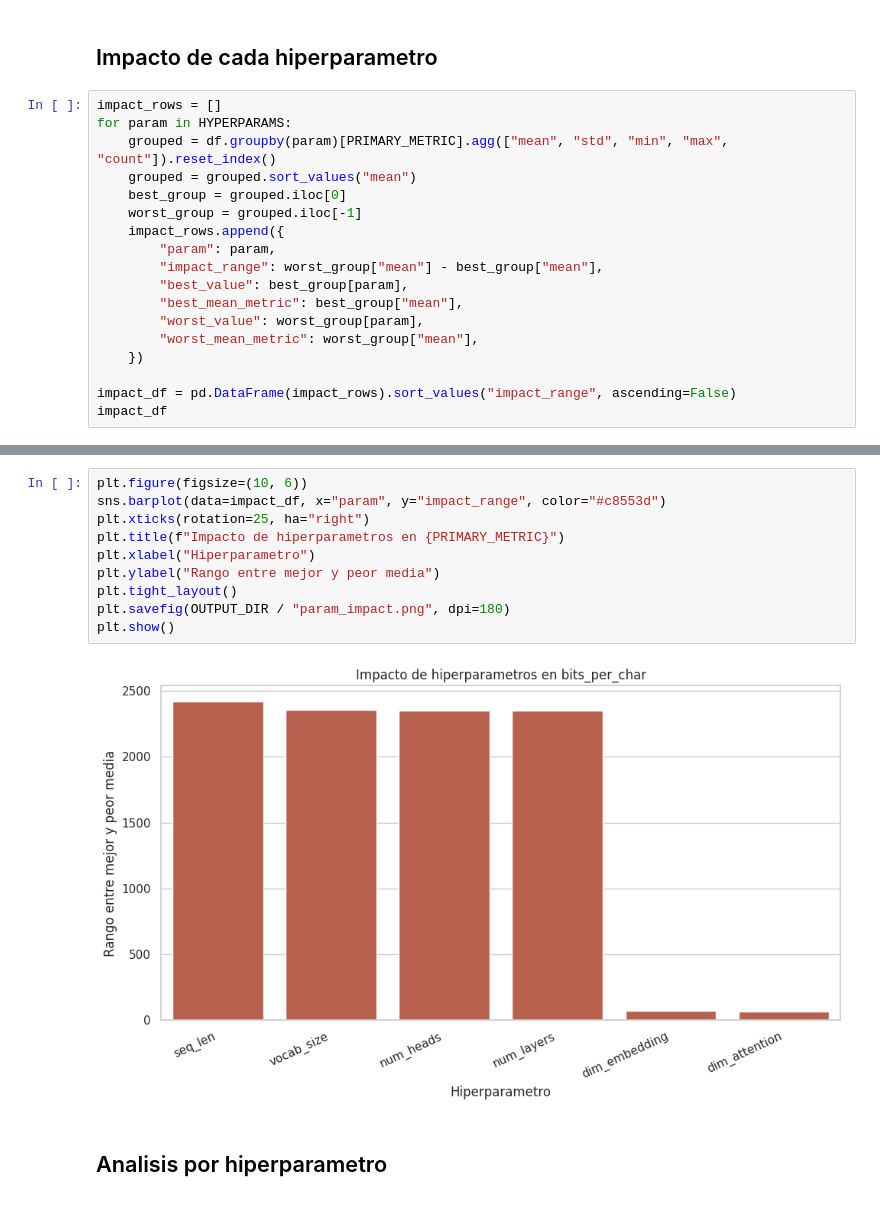
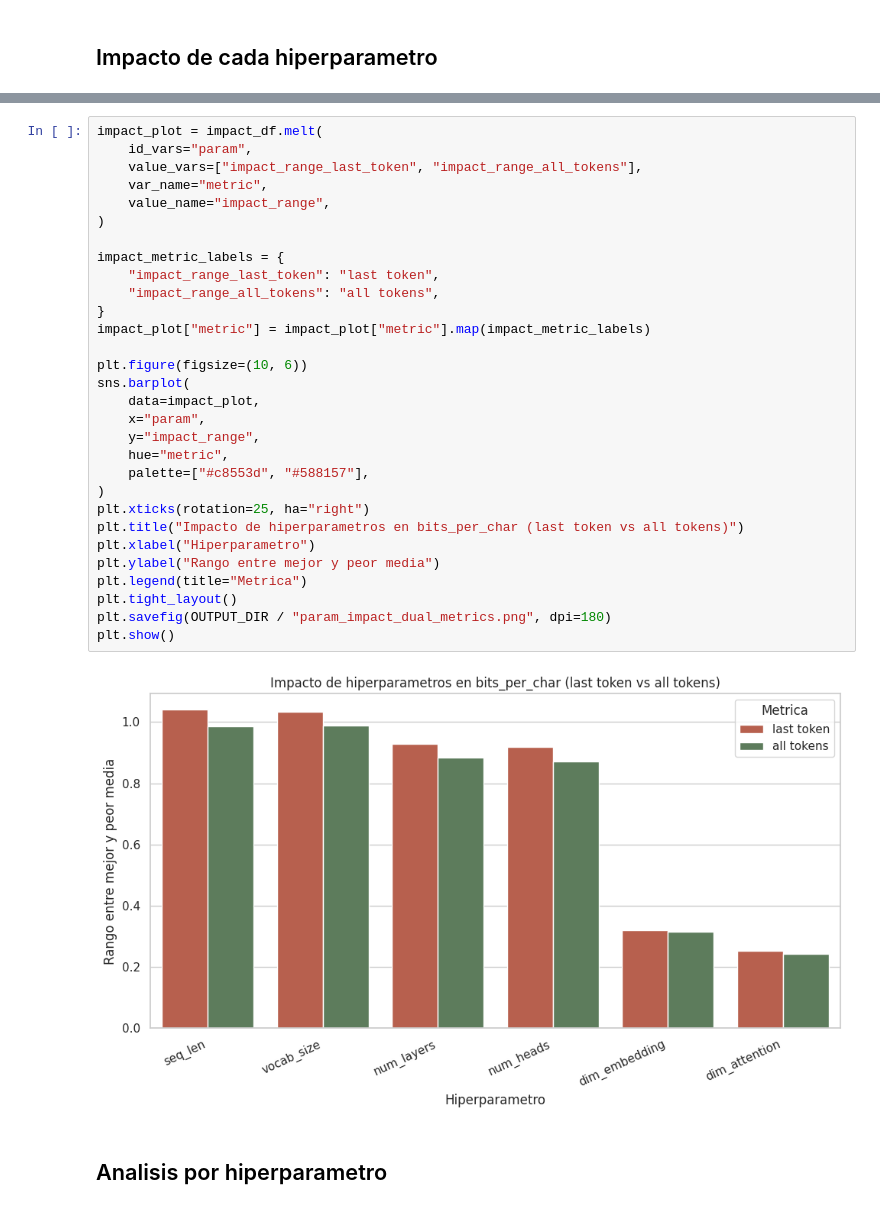
Before and after one commit to hectorgarciaa/fdi-pln-2602, a Jupyter notebook: p5/analysis/analyze_artifact_comparison.ipynb, the cells around one changed output, grey strips where cells are left out. Drawn from its saved outputs; the diff is of its cells as text.

```diff
--- a/p5/analysis/analyze_artifact_comparison.ipynb
+++ b/p5/analysis/analyze_artifact_comparison.ipynb
@@ -129,20 +158,2 @@ plt.show()
 # %% [markdown]
 ## Impacto de cada hiperparametro
-# %%
-impact_rows = []
-for param in HYPERPARAMS:
-    grouped = df.groupby(param)[PRIMARY_METRIC].agg(["mean", "std", "min", "max", "count"]).reset_index()
-    grouped = grouped.sort_values("mean")
-    best_group = grouped.iloc[0]
-    worst_group = grouped.iloc[-1]
-    impact_rows.append({
-        "param": param,
-        "impact_range": worst_group["mean"] - best_group["mean"],
-        "best_value": best_group[param],
-        "best_mean_metric": best_group["mean"],
-        "worst_value": worst_group[param],
-        "worst_mean_metric": worst_group["mean"],
-    })
-
-impact_df = pd.DataFrame(impact_rows).sort_values("impact_range", ascending=False)
-impact_df
@@ -157,15 +204,35 @@ impact_df
 # %%
+impact_plot = impact_df.melt(
+    id_vars="param",
+    value_vars=["impact_range_last_token", "impact_range_all_tokens"],
+    var_name="metric",
+    value_name="impact_range",
+)
+
+impact_metric_labels = {
+    "impact_range_last_token": "last token",
+    "impact_range_all_tokens": "all tokens",
+}
+impact_plot["metric"] = impact_plot["metric"].map(impact_metric_labels)
+
 plt.figure(figsize=(10, 6))
-sns.barplot(data=impact_df, x="param", y="impact_range", color="#c8553d")
+sns.barplot(
+    data=impact_plot,
+    x="param",
+    y="impact_range",
+    hue="metric",
+    palette=["#c8553d", "#588157"],
+)
 plt.xticks(rotation=25, ha="right")
-plt.title(f"Impacto de hiperparametros en {PRIMARY_METRIC}")
+plt.title("Impacto de hiperparametros en bits_per_char (last token vs all tokens)")
 plt.xlabel("Hiperparametro")
 plt.ylabel("Rango entre mejor y peor media")
+plt.legend(title="Metrica")
 plt.tight_layout()
-plt.savefig(OUTPUT_DIR / "param_impact.png", dpi=180)
+plt.savefig(OUTPUT_DIR / "param_impact_dual_metrics.png", dpi=180)
 plt.show()
 # %% [output]
-[figure, old version]
+[figure, new version]
 # %% [markdown]
 ## Analisis por hiperparametro
 # %%
```
Also changed, not shown: parts of 13 cells of this notebook, 24 other files.
